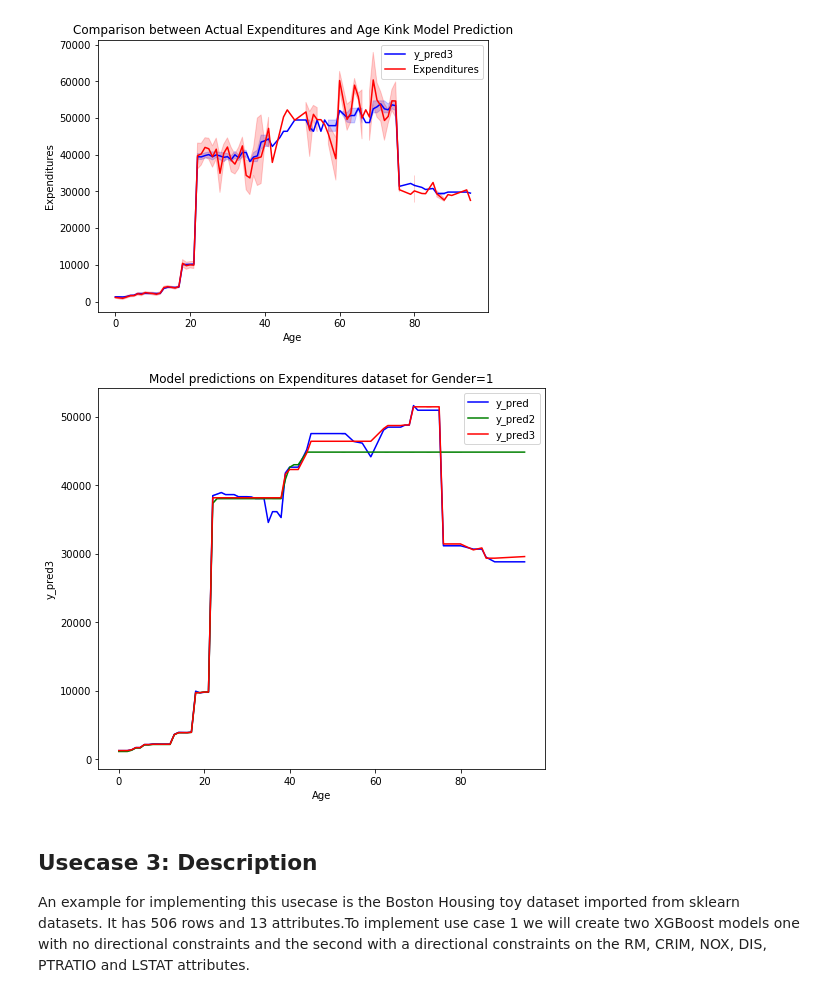
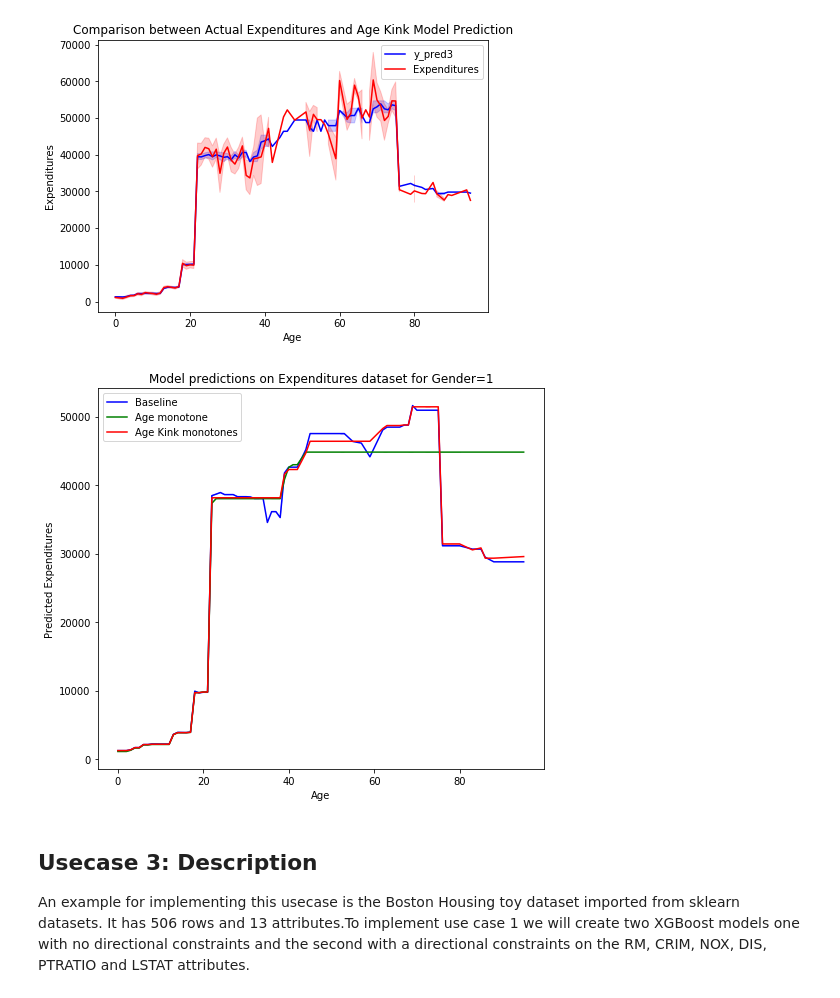
Before and after one commit to SaloniSaini02/Structural_AI_example, a Jupyter notebook: example_notebook.ipynb, the cells around one changed output. Saved outputs shown, nothing was run; the diff lists cells and outputs as text; code cells hidden in the pictures.

Commit message:
update notebook plot

```diff
--- a/example_notebook.ipynb
+++ b/example_notebook.ipynb
@@ -360,14 +360,15 @@ plt.show()
 # %%
 f, ax = plt.subplots(1, 1)
 f.set_size_inches(8, 7)
 sns.lineplot(data=df[df["Gender"] == 1], x="Age", y="y_pred", color='blue')
 sns.lineplot(data=df[df["Gender"] == 1], x="Age", y="y_pred2", color='green')
 sns.lineplot(data=df[df["Gender"] == 1], x="Age", y="y_pred3", color='red')
 plt.title("Model predictions on Expenditures dataset for Gender=1")
-plt.legend(labels=["y_pred","y_pred2", "y_pred3"])
+plt.legend(labels=["Baseline","Age monotone", "Age Kink monotones"])
+plt.ylabel("Predicted Expenditures")
 plt.show()
 # %% [output]
-[figure, old version]
+[figure, new version]
 # %% [markdown]
 ## Usecase 3: Description
 
```
